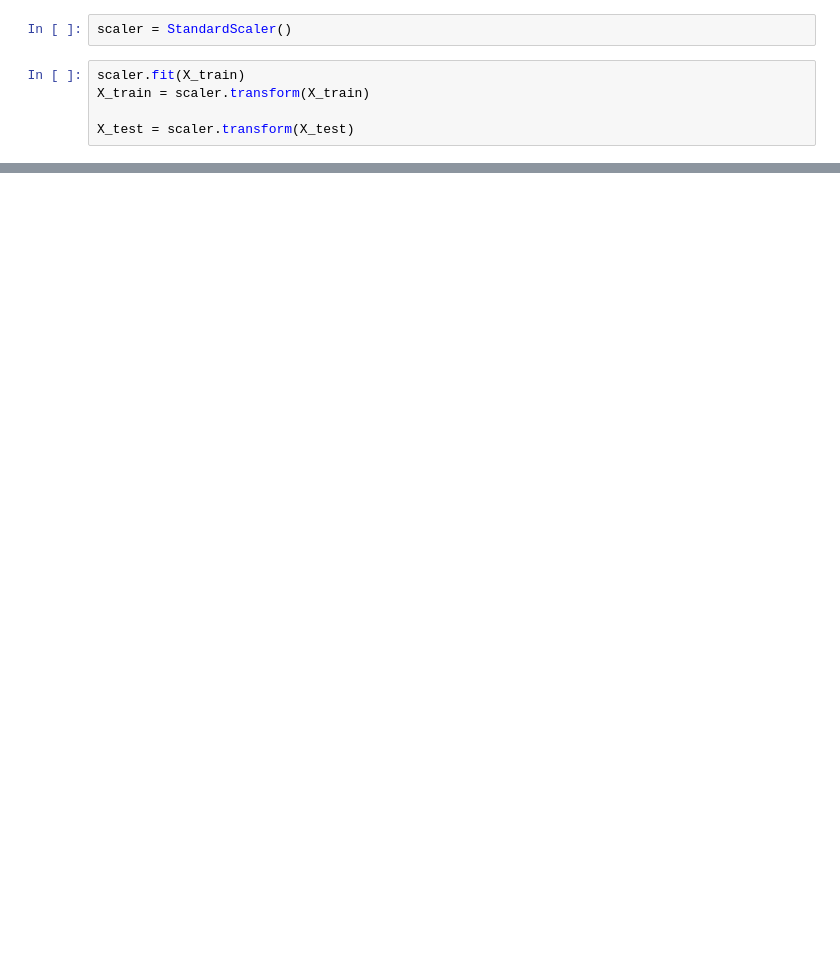
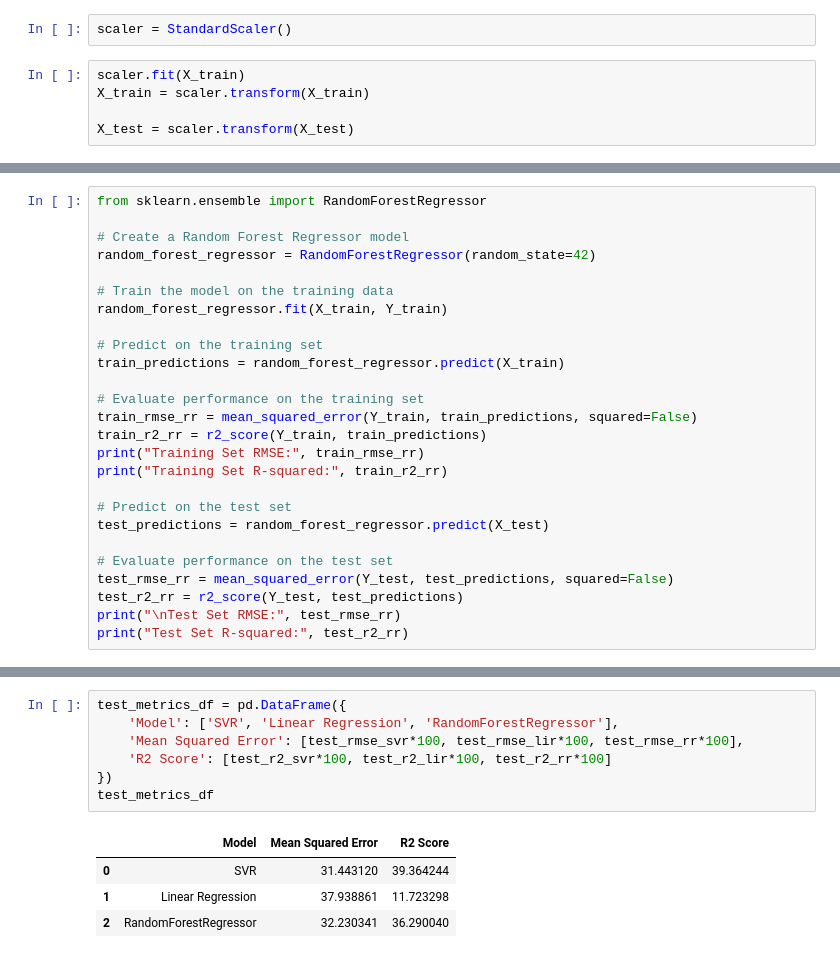
Before and after one commit to bao2206/Final-machine-learning, a Jupyter notebook: final.ipynb, the cells around one changed output, grey strips where cells are left out. Saved outputs shown, nothing was run; the diff lists cells and outputs as text; blank space fills up the shorter version.

```diff
--- a/final.ipynb
+++ b/final.ipynb
@@ -386,0 +480,26 @@ Accuracy: 0.8461538461538461
+# %%
+from sklearn.ensemble import RandomForestRegressor
+
+# Create a Random Forest Regressor model
+random_forest_regressor = RandomForestRegressor(random_state=42)
+
+# Train the model on the training data
+random_forest_regressor.fit(X_train, Y_train)
+
+# Predict on the training set
+train_predictions = random_forest_regressor.predict(X_train)
+
+# Evaluate performance on the training set
+train_rmse_rr = mean_squared_error(Y_train, train_predictions, squared=False)
+train_r2_rr = r2_score(Y_train, train_predictions)
+print("Training Set RMSE:", train_rmse_rr)
+print("Training Set R-squared:", train_r2_rr)
+
+# Predict on the test set
+test_predictions = random_forest_regressor.predict(X_test)
+
+# Evaluate performance on the test set
+test_rmse_rr = mean_squared_error(Y_test, test_predictions, squared=False)
+test_r2_rr = r2_score(Y_test, test_predictions)
+print("\nTest Set RMSE:", test_rmse_rr)
+print("Test Set R-squared:", test_r2_rr)
@@ -386,0 +536,12 @@ Accuracy: 0.8461538461538461
+# %%
+test_metrics_df = pd.DataFrame({
+    'Model': ['SVR', 'Linear Regression', 'RandomForestRegressor'],
+    'Mean Squared Error': [test_rmse_svr*100, test_rmse_lir*100, test_rmse_rr*100],
+    'R2 Score': [test_r2_svr*100, test_r2_lir*100, test_r2_rr*100]
+})
+test_metrics_df
+# %% [output]
+|  | Model | Mean Squared Error | R2 Score |
+| 0 | SVR | 31.443120 | 39.364244 |
+| 1 | Linear Regression | 37.938861 | 11.723298 |
+| 2 | RandomForestRegressor | 32.230341 | 36.290040 |
```
Also changed, not shown: parts of 66 cells of this notebook.
